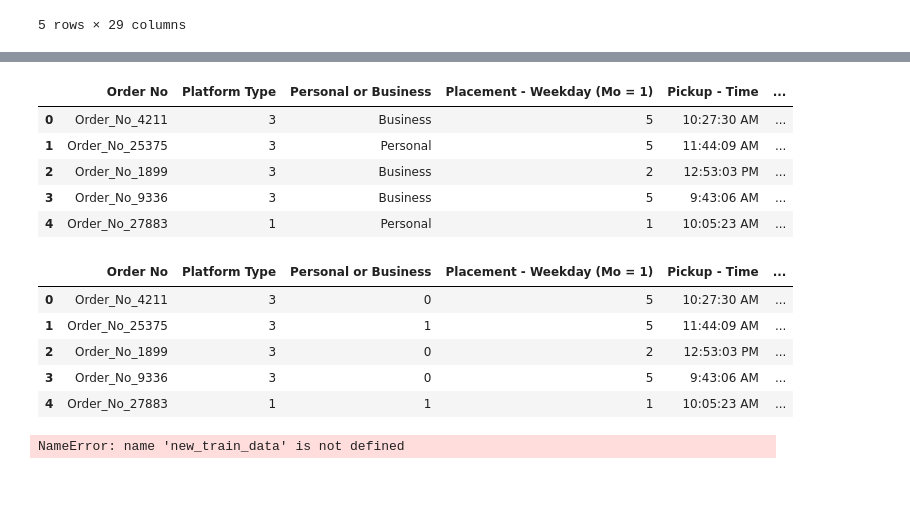
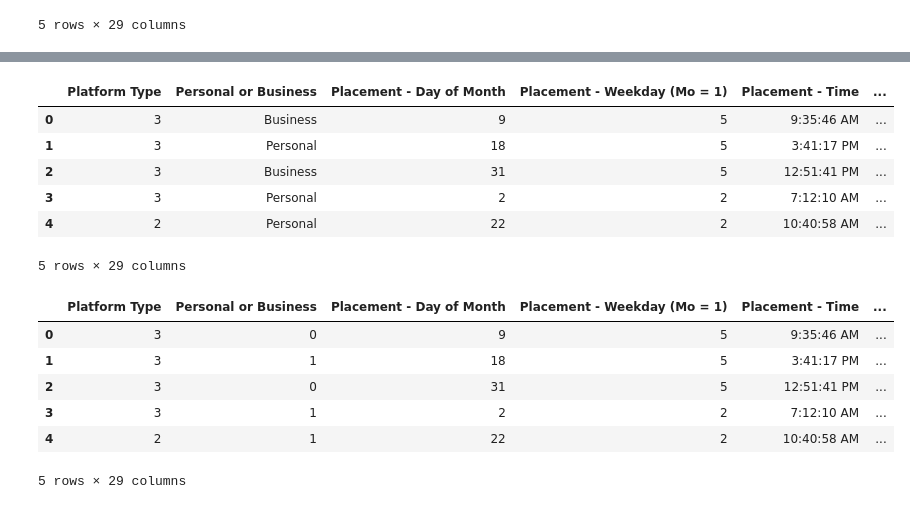
Before and after one commit to Valaska/Team_3_JHB, a Jupyter notebook: Regression+model (1).ipynb, the cells around one changed output, grey strips where cells are left out. Saved outputs shown, nothing was run; the diff lists cells and outputs as text; code cells hidden in the pictures.

Commit message:
Encoded some data

```diff
--- a/Regression+model (1).ipynb
+++ b/Regression+model (1).ipynb
@@ -26,2 +43,0 @@ train_data.nunique()
-# %%
-dataset = pd.merge(train_data, riders, how='inner', on='Rider Id')
@@ -36,12 +44,18 @@ new_train_data = train_data.drop(['User Id', 'Vehicle Type', 'Placement - Day of
+# %%
+dataset.drop(['User Id', 'Vehicle Type', 'Order No', 'Rider Id'], axis =1, inplace = True)
+# %%
+dataset['Precipitation in millimeters'].fillna(value=0, inplace=True)
+test_data['Precipitation in millimeters'].fillna(value=0, inplace=True)
 # %%
-new_train_data.head()
+dataset.head()
 # %% [output]
-|  | Order No | Platform Type | Personal or Business | Placement - Weekday (Mo = 1) | Pickup - Time | ... |
-| 0 | Order_No_4211 | 3 | Business | 5 | 10:27:30 AM | ... |
-| 1 | Order_No_25375 | 3 | Personal | 5 | 11:44:09 AM | ... |
-| 2 | Order_No_1899 | 3 | Business | 2 | 12:53:03 PM | ... |
-| 3 | Order_No_9336 | 3 | Business | 5 | 9:43:06 AM | ... |
-| 4 | Order_No_27883 | 1 | Personal | 1 | 10:05:23 AM | ... |
+|  | Platform Type | Personal or Business | Placement - Day of Month | Placement - Weekday (Mo = 1) | Placement - Time | ... |
+| 0 | 3 | Business | 9 | 5 | 9:35:46 AM | ... |
+| 1 | 3 | Personal | 18 | 5 | 3:41:17 PM | ... |
+| 2 | 3 | Business | 31 | 5 | 12:51:41 PM | ... |
+| 3 | 3 | Personal | 2 | 2 | 7:12:10 AM | ... |
+| 4 | 2 | Personal | 22 | 2 | 10:40:58 AM | ... |
+5 rows × 29 columns
 # %%
 from sklearn.preprocessing import LabelEncoder
 le = LabelEncoder()
@@ -49,14 +68,10 @@ new_train_data['Personal or Business'] = le.fit_transform(new_train_data['Person
 # %%
-new_train_data.head()
+dataset.head()
 # %% [output]
-|  | Order No | Platform Type | Personal or Business | Placement - Weekday (Mo = 1) | Pickup - Time | ... |
-| 0 | Order_No_4211 | 3 | 0 | 5 | 10:27:30 AM | ... |
-| 1 | Order_No_25375 | 3 | 1 | 5 | 11:44:09 AM | ... |
-| 2 | Order_No_1899 | 3 | 0 | 2 | 12:53:03 PM | ... |
-| 3 | Order_No_9336 | 3 | 0 | 5 | 9:43:06 AM | ... |
-| 4 | Order_No_27883 | 1 | 1 | 1 | 10:05:23 AM | ... |
+|  | Platform Type | Personal or Business | Placement - Day of Month | Placement - Weekday (Mo = 1) | Placement - Time | ... |
+| 0 | 3 | 0 | 9 | 5 | 9:35:46 AM | ... |
+| 1 | 3 | 1 | 18 | 5 | 3:41:17 PM | ... |
+| 2 | 3 | 0 | 31 | 5 | 12:51:41 PM | ... |
+| 3 | 3 | 1 | 2 | 2 | 7:12:10 AM | ... |
+| 4 | 2 | 1 | 22 | 2 | 10:40:58 AM | ... |
+5 rows × 29 columns
-# %%
-X = new_train_data.iloc[:, :-1].values
-y = new_train_data.iloc[:, -1].values
-# %% [output]
-NameError: name 'new_train_data' is not defined
```
Also changed, not shown: parts of 11 cells of this notebook.
